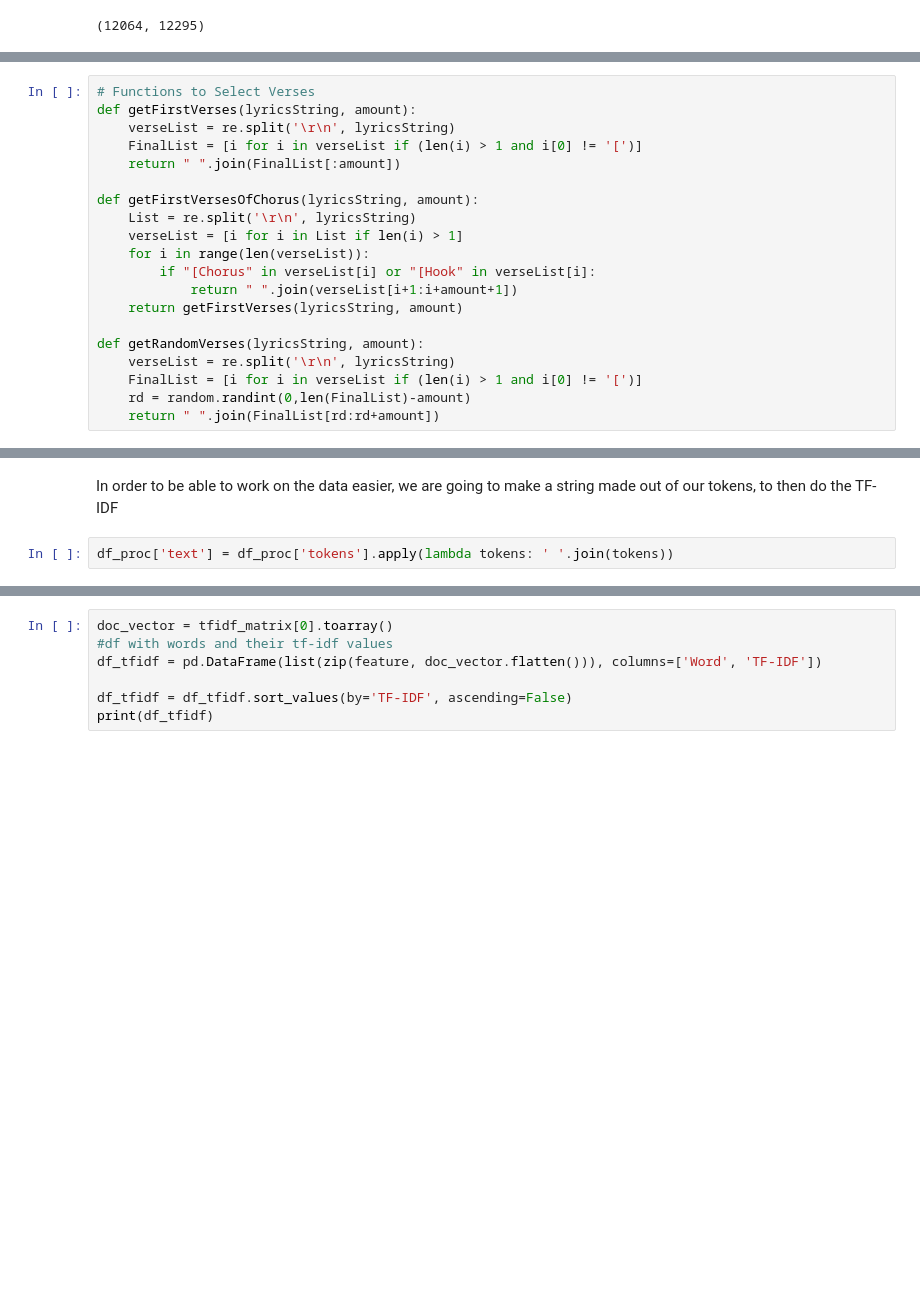
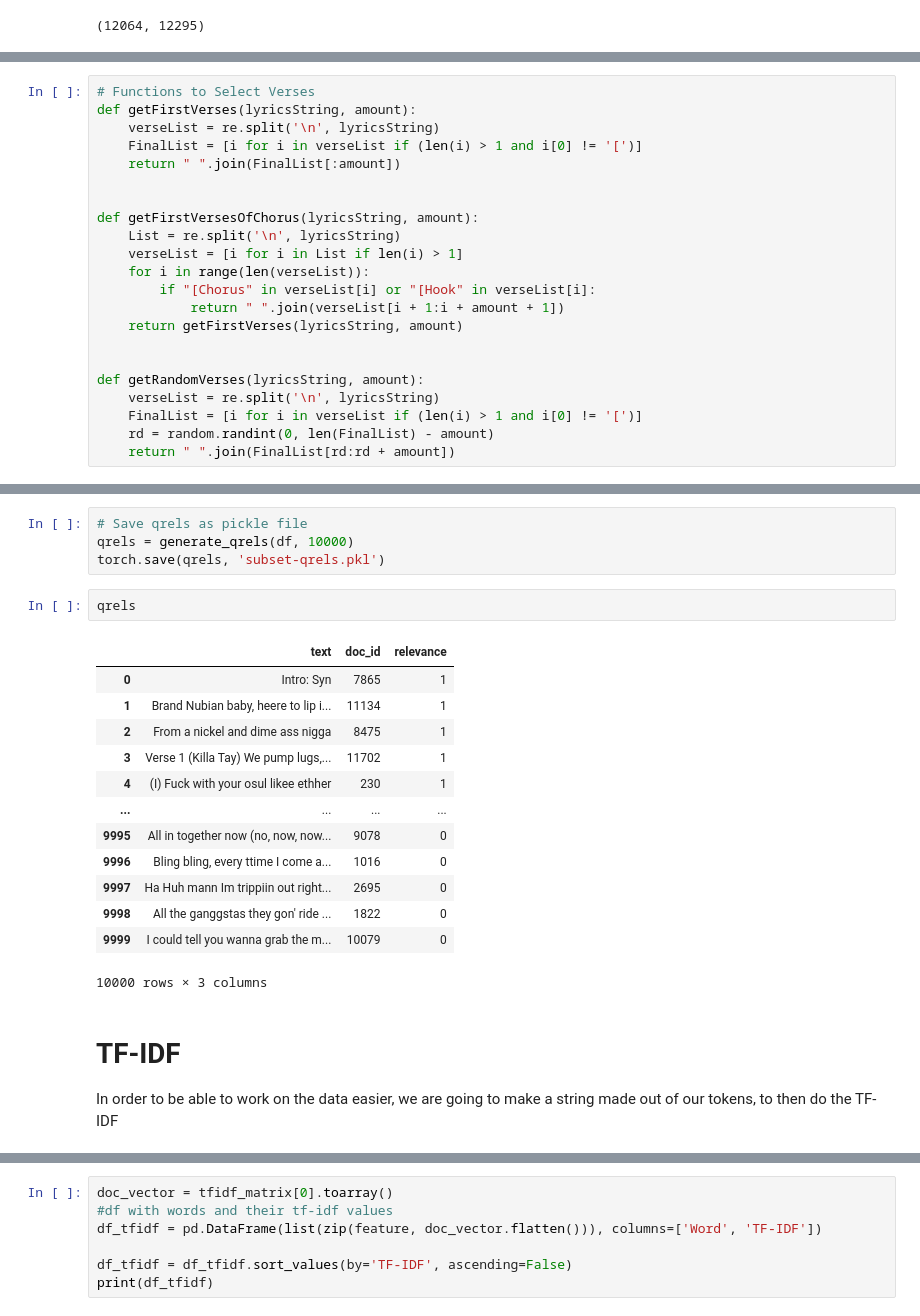
Before and after one commit to filippo-orru/genius-lyrics-search, a Jupyter notebook: notebook.ipynb, the cells around one changed output, grey strips where cells are left out. Drawn from its saved outputs; the diff is of its cells as text; blank space fills up the shorter version.

Commit message:
Fix a bunch of stuff. Working qrel generation

```diff
--- a/notebook.ipynb
+++ b/notebook.ipynb
@@ -124,23 +130,25 @@ df_reloaded.head()
 # %%
 # Functions to Select Verses
 def getFirstVerses(lyricsString, amount):
-    verseList = re.split('\r\n', lyricsString)
+    verseList = re.split('\n', lyricsString)
     FinalList = [i for i in verseList if (len(i) > 1 and i[0] != '[')]
     return " ".join(FinalList[:amount])
 
+
 def getFirstVersesOfChorus(lyricsString, amount):
-    List = re.split('\r\n', lyricsString)
+    List = re.split('\n', lyricsString)
     verseList = [i for i in List if len(i) > 1]
     for i in range(len(verseList)):
         if "[Chorus" in verseList[i] or "[Hook" in verseList[i]:
-            return " ".join(verseList[i+1:i+amount+1])
+            return " ".join(verseList[i + 1:i + amount + 1])
     return getFirstVerses(lyricsString, amount)
 
+
 def getRandomVerses(lyricsString, amount):
-    verseList = re.split('\r\n', lyricsString)
+    verseList = re.split('\n', lyricsString)
     FinalList = [i for i in verseList if (len(i) > 1 and i[0] != '[')]
-    rd = random.randint(0,len(FinalList)-amount)
-    return " ".join(FinalList[rd:rd+amount])
+    rd = random.randint(0, len(FinalList) - amount)
+    return " ".join(FinalList[rd:rd + amount])
 # %%
 # Functions to Degrade message
 
@@ -288,7 +304,26 @@ ValueError: empty range for randrange() (0, -1, -1)
+# %%
+# Save qrels as pickle file
+qrels = generate_qrels(df, 10000)
+torch.save(qrels, 'subset-qrels.pkl')
+# %%
+qrels
+# %% [output]
+|  | text | doc_id | relevance |
+| 0 | Intro: Syn | 7865 | 1 |
+| 1 | Brand Nubian baby, heere to lip i... | 11134 | 1 |
+| 2 | From a nickel and dime ass nigga | 8475 | 1 |
+| 3 | Verse 1 (Killa Tay) We pump lugs,... | 11702 | 1 |
+| 4 | (I) Fuck with your osul likee ethher | 230 | 1 |
+| ... | ... | ... | ... |
+| 9995 | All in together now (no, now, now... | 9078 | 0 |
+| 9996 | Bling bling, every ttime I come a... | 1016 | 0 |
+| 9997 | Ha Huh mann Im trippiin out right... | 2695 | 0 |
+| 9998 | All the ganggstas they gon' ride ... | 1822 | 0 |
+| 9999 | I could tell you wanna grab the m... | 10079 | 0 |
+10000 rows × 3 columns
 # %% [markdown]
+# TF-IDF
 In order to be able to work on the data easier, we are going to make a string made out of our tokens, to then do the TF-IDF
-# %%
-df_proc['text'] = df_proc['tokens'].apply(lambda tokens: ' '.join(tokens))
 # %%
 tfidf_vectorizer = TfidfVectorizer()
 tfidf_matrix = tfidf_vectorizer.fit_transform(df_proc['text'])
```
Also changed, not shown: parts of 14 cells of this notebook.
